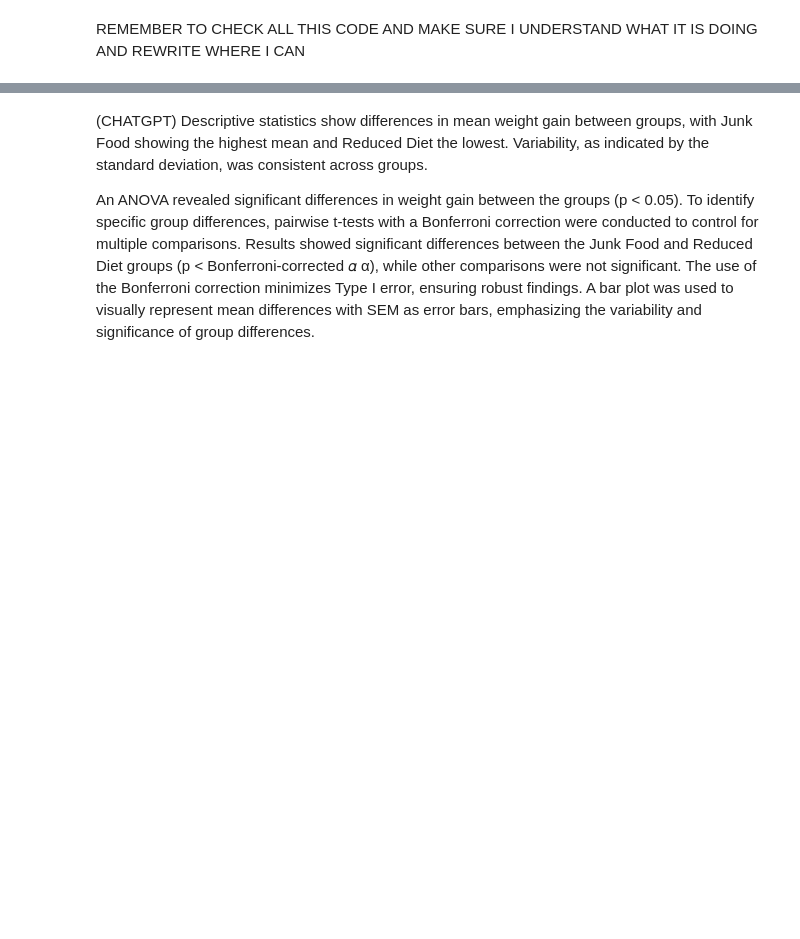
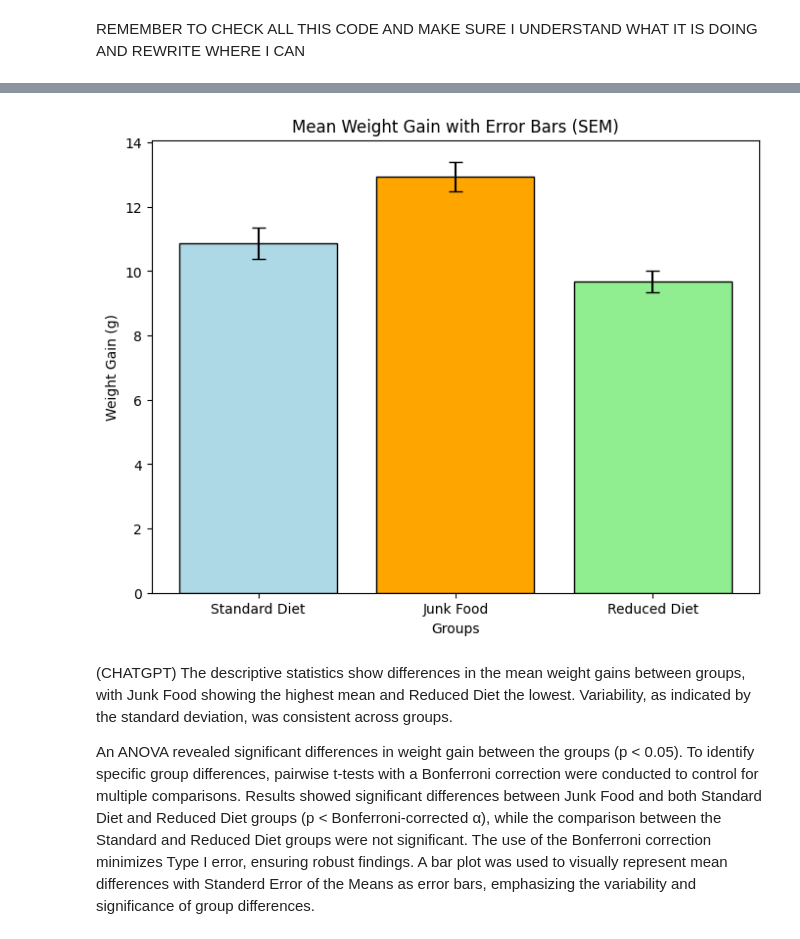
Before and after one commit to Ralamjosh/Comp-and-Stats-for-Research, a Jupyter notebook: Assignment.ipynb, the cells around one changed output, grey strips where cells are left out. Drawn from its saved outputs; the diff is of its cells as text; code cells hidden in the pictures; blank space fills up the shorter version.

```diff
--- a/Assignment.ipynb
+++ b/Assignment.ipynb
@@ -188,0 +68,13 @@ Comparison Junk Food vs Reduced Diet: p = 0.0001 (Significant)
+# %%
+# Descriptive Statistics
+descStats = []
+for group, name in zip(uniqueGroups, groupNames):
+    groupWeights = weightGain[groupNo == group]
+    mean = np.mean(groupWeights)
+    median = np.median(groupWeights)
+    std_dev = np.std(groupWeights, ddof=1)  # Sample standard deviation
+    sem = stats.sem(groupWeights)
+    descStats.append((name, mean, median, std_dev, sem))
+
+desc_df = pd.DataFrame(descStats, columns=['Group', 'Mean', 'Median', 'Std Dev', 'SEM'])
+print(desc_df)
@@ -189,7 +124,16 @@ Comparison Junk Food vs Reduced Diet: p = 0.0001 (Significant)
+# %%
+# Bar Plot with Error Bars
+plt.figure(figsize=(8, 6))
+plt.bar(groupNames, desc_df['Mean'], yerr=desc_df['SEM'], capsize=5, color=['lightblue', 'orange', 'lightgreen'], edgecolor='black')
+plt.title("Mean Weight Gain with Error Bars (SEM)")
+plt.ylabel("Weight Gain (g)")
+plt.xlabel("Groups")
+plt.show()
+# %% [output]
+[figure, added]
 # %% [markdown]
-(CHATGPT) Descriptive statistics show differences in mean weight gain between groups, with Junk Food showing the highest mean and Reduced Diet the lowest. Variability, as indicated by the standard deviation, was consistent across groups.
+(CHATGPT)
+The descriptive statistics show differences in the mean weight gains between groups, with Junk Food showing the highest mean and Reduced Diet the lowest. Variability, as indicated by the standard deviation, was consistent across groups.
 
-An ANOVA revealed significant differences in weight gain between the groups (p < 0.05). To identify specific group differences, pairwise t-tests with a Bonferroni correction were conducted to control for multiple comparisons. Results showed significant differences between the Junk Food and Reduced Diet groups (p < Bonferroni-corrected
-𝛼
-α), while other comparisons were not significant. The use of the Bonferroni correction minimizes Type I error, ensuring robust findings. A bar plot was used to visually represent mean differences with SEM as error bars, emphasizing the variability and significance of group differences.
+An ANOVA revealed significant differences in weight gain between the groups (p < 0.05). To identify specific group differences, pairwise t-tests with a Bonferroni correction were conducted to control for multiple comparisons. Results showed significant differences between Junk Food and both Standard Diet and Reduced Diet groups (p < Bonferroni-corrected α), while the comparison between the Standard and Reduced Diet groups were not significant. The use of the Bonferroni correction minimizes Type I error, ensuring robust findings. A bar plot was used to visually represent mean differences with Standerd Error of the Means as error bars, emphasizing the variability and significance of group differences.
 # %% [markdown]
```
Also changed, not shown: parts of 9 cells of this notebook.
